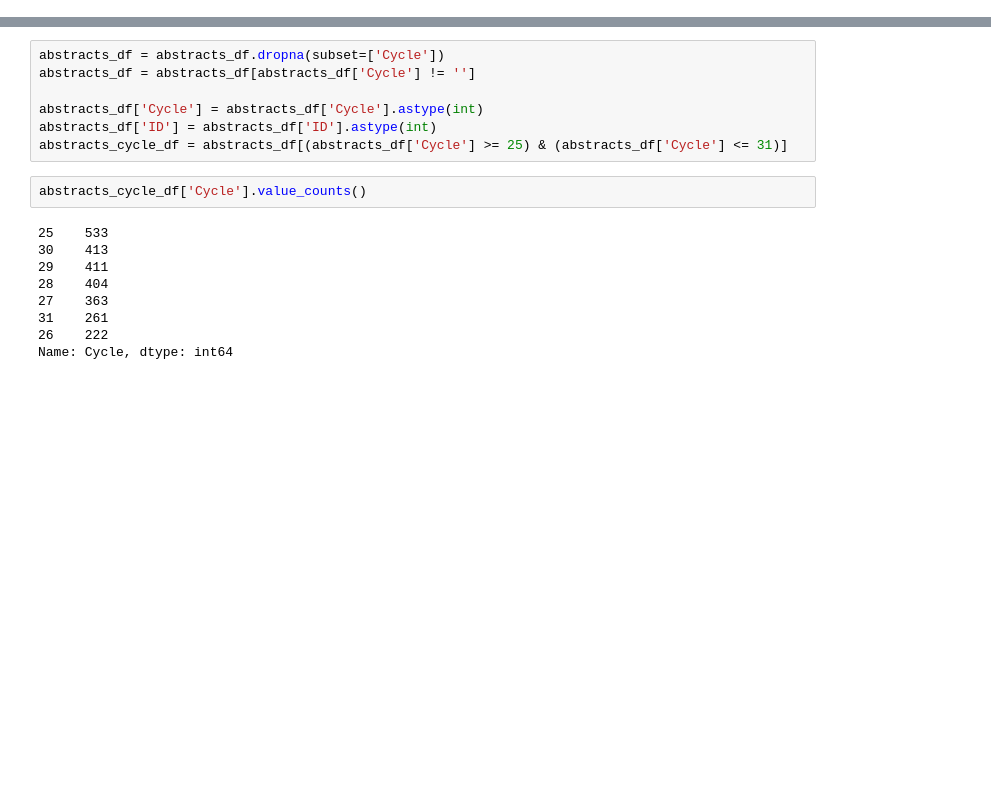
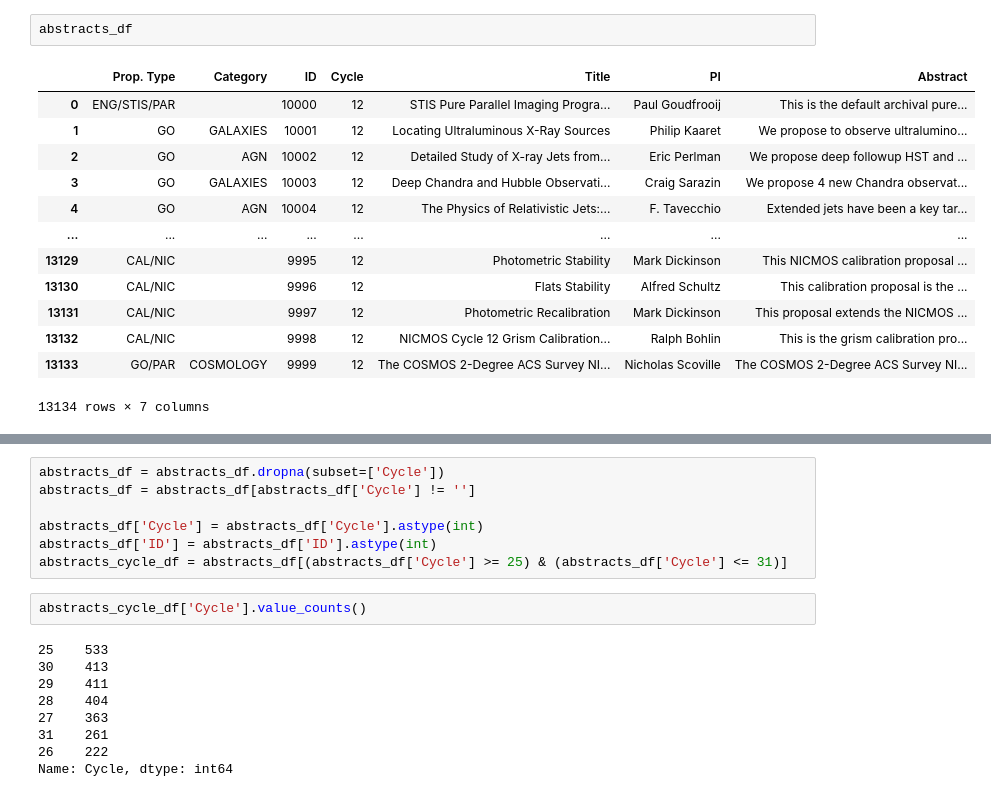
Before and after one commit to smsharma/PAPERCLIP-Hubble, a Jupyter notebook: notebooks/create_dataset.ipynb, the cells around one changed output, grey strips where cells are left out. Cells and saved outputs as stored; diff of their text form; blank space fills up the shorter version.

```diff
--- a/notebooks/create_dataset.ipynb
+++ b/notebooks/create_dataset.ipynb
@@ -63,6 +68,22 @@ def read_abstracts_file(filename):
 
 filename = "../data/abstracts.cat"
 abstracts_df = read_abstracts_file(filename)
+# %%
+abstracts_df
+# %% [output]
+|  | Prop. Type | Category | ID | Cycle | Title | PI | Abstract |
+| 0 | ENG/STIS/PAR |  | 10000 | 12 | STIS Pure Parallel Imaging Progra... | Paul Goudfrooij | This is the default archival pure... |
+| 1 | GO | GALAXIES | 10001 | 12 | Locating Ultraluminous X-Ray Sources | Philip Kaaret | We propose to observe ultralumino... |
+| 2 | GO | AGN | 10002 | 12 | Detailed Study of X-ray Jets from... | Eric Perlman | We propose deep followup HST and ... |
+| 3 | GO | GALAXIES | 10003 | 12 | Deep Chandra and Hubble Observati... | Craig Sarazin | We propose 4 new Chandra observat... |
+| 4 | GO | AGN | 10004 | 12 | The Physics of Relativistic Jets:... | F. Tavecchio | Extended jets have been a key tar... |
+| ... | ... | ... | ... | ... | ... | ... | ... |
+| 13129 | CAL/NIC |  | 9995 | 12 | Photometric Stability | Mark Dickinson | This NICMOS calibration proposal ... |
+| 13130 | CAL/NIC |  | 9996 | 12 | Flats Stability | Alfred Schultz | This calibration proposal is the ... |
+| 13131 | CAL/NIC |  | 9997 | 12 | Photometric Recalibration | Mark Dickinson | This proposal extends the NICMOS ... |
+| 13132 | CAL/NIC |  | 9998 | 12 | NICMOS Cycle 12 Grism Calibration... | Ralph Bohlin | This is the grism calibration pro... |
+| 13133 | GO/PAR | COSMOLOGY | 9999 | 12 | The COSMOS 2-Degree ACS Survey NI... | Nicholas Scoville | The COSMOS 2-Degree ACS Survey NI... |
+13134 rows × 7 columns
 # %%
 abstracts_df[abstracts_df['ID'] == 13200]
 # %% [output]
```
Also changed, not shown: parts of 3 cells of this notebook.
